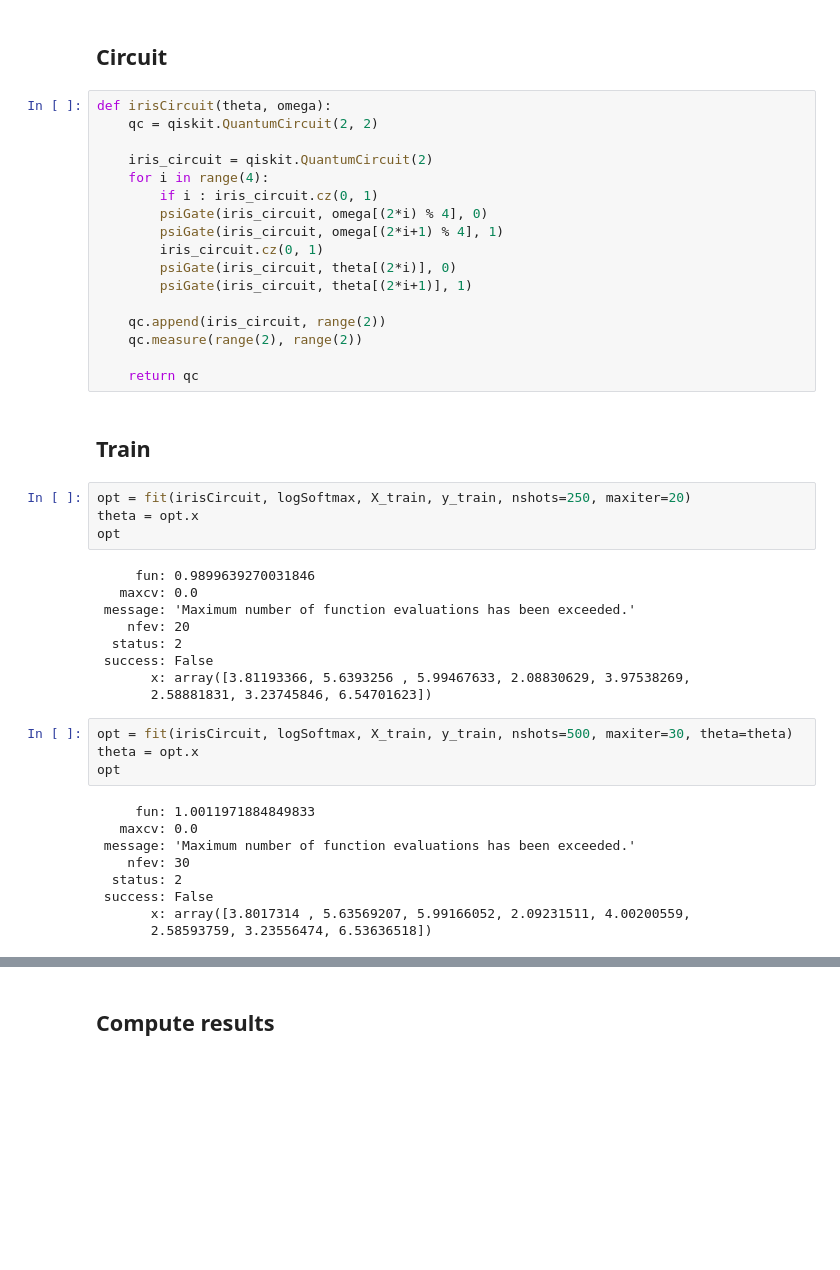
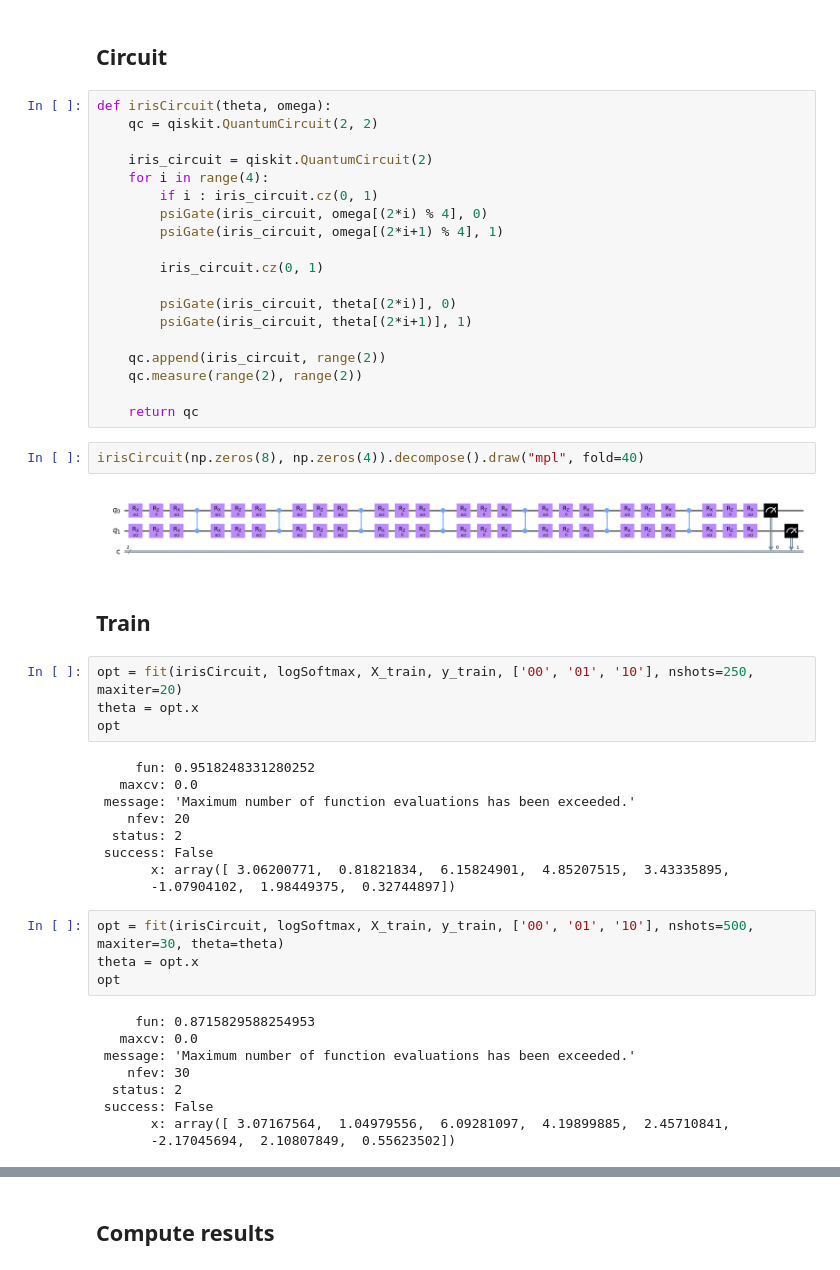
Before and after one commit to GemCarr/QML, a Jupyter notebook: qml.ipynb, the cells around one changed output, grey strips where cells are left out. Saved outputs shown, nothing was run; the diff lists cells and outputs as text; blank space fills up the shorter version.

```diff
--- a/qml.ipynb
+++ b/qml.ipynb
@@ -220,7 +224,9 @@ def irisCircuit(theta, omega):
         if i : iris_circuit.cz(0, 1)
         psiGate(iris_circuit, omega[(2*i) % 4], 0)
         psiGate(iris_circuit, omega[(2*i+1) % 4], 1)
+
         iris_circuit.cz(0, 1)
+
         psiGate(iris_circuit, theta[(2*i)], 0)
         psiGate(iris_circuit, theta[(2*i+1)], 1)
 
@@ -228,32 +234,36 @@ def irisCircuit(theta, omega):
     qc.measure(range(2), range(2))
 
     return qc
+# %%
+irisCircuit(np.zeros(8), np.zeros(4)).decompose().draw("mpl", fold=40)
+# %% [output]
+[figure, added]
 # %% [markdown]
 ## Train
 # %%
-opt = fit(irisCircuit, logSoftmax, X_train, y_train, nshots=250, maxiter=20)
+opt = fit(irisCircuit, logSoftmax, X_train, y_train, ['00', '01', '10'], nshots=250, maxiter=20)
 theta = opt.x
 opt
 # %% [output]
-     fun: 0.9899639270031846
+     fun: 0.9518248331280252
    maxcv: 0.0
  message: 'Maximum number of function evaluations has been exceeded.'
     nfev: 20
   status: 2
  success: False
-       x: array([3.81193366, 5.6393256 , 5.99467633, 2.08830629, 3.97538269,
-       2.58881831, 3.23745846, 6.54701623])
+       x: array([ 3.06200771,  0.81821834,  6.15824901,  4.85207515,  3.43335895,
+       -1.07904102,  1.98449375,  0.32744897])
 # %%
-opt = fit(irisCircuit, logSoftmax, X_train, y_train, nshots=500, maxiter=30, theta=theta)
+opt = fit(irisCircuit, logSoftmax, X_train, y_train, ['00', '01', '10'], nshots=500, maxiter=30, theta=theta)
 theta = opt.x
 opt
 # %% [output]
-     fun: 1.0011971884849833
+     fun: 0.8715829588254953
    maxcv: 0.0
  message: 'Maximum number of function evaluations has been exceeded.'
     nfev: 30
   status: 2
  success: False
-       x: array([3.8017314 , 5.63569207, 5.99166052, 2.09231511, 4.00200559,
-       2.58593759, 3.23556474, 6.53636518])
+       x: array([ 3.07167564,  1.04979556,  6.09281097,  4.19899885,  2.45710841,
+       -2.17045694,  2.10807849,  0.55623502])
 # %%
```
Also changed, not shown: parts of 30 cells of this notebook.
